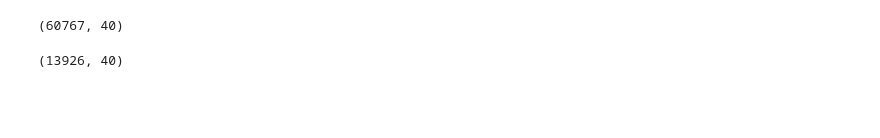
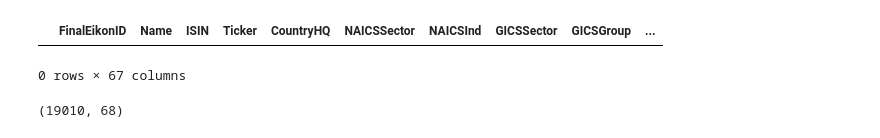
Before and after one commit to Pladifes/corporate-ghg-emissions-estimations, a Jupyter notebook: benchmark/Benchmark_creation.ipynb, the cells around one changed output. Cells and saved outputs as stored; diff of their text form; code cells hidden in the pictures; blank space fills up the shorter version.

```diff
--- a/benchmark/Benchmark_creation.ipynb
+++ b/benchmark/Benchmark_creation.ipynb
@@ -82 +75,6 @@ df_refinitiv[:2]
+# %%
+df_refinitiv[df_refinitiv.duplicated(subset = ["FiscalYear", "FinalEikonID"])]
+# %% [output]
+|  | FinalEikonID | Name | ISIN | Ticker | CountryHQ | NAICSSector | NAICSInd | GICSSector | GICSGroup | ... |
+0 rows × 67 columns
 # %%
@@ -91,10 +83,0 @@ df_refinitiv = df_refinitiv.drop(df_refinitiv[(df_refinitiv.AccuDep > 0)].index)
-# %%
-df_refinitiv_filtered = df_refinitiv[df_refinitiv.FiscalYear>2010]
-df_refinitiv_filtered.shape
-# %% [output]
-(60767, 40)
-# %%
-df_refinitiv_filtered = df_refinitiv_filtered[(df_refinitiv_filtered.CF1>0) & (df_refinitiv_filtered.CF2>0) & (df_refinitiv_filtered.CF3>0)]
-df_refinitiv_filtered.shape
-# %% [output]
-(13926, 40)
@@ -104,3 +87,11 @@ df_refinitiv_filtered = df_refinitiv_filtered[df_refinitiv_filtered[sector_class
+# %%
+df_refinitiv_filtered = df_refinitiv[df_refinitiv.FiscalYear>2010]
+df_refinitiv_filtered = df_refinitiv_filtered[df_refinitiv_filtered[sector_classification].notna()]
+# df_refinitiv_filtered = df_refinitiv_filtered[(df_refinitiv_filtered.CF1_merge>0) | (df_refinitiv_filtered.CF2_merge>0) | (df_refinitiv_filtered.CF3_merge>0)]
+df_refinitiv_filtered = df_refinitiv_filtered[(df_refinitiv_filtered.CF1_merge>0) & (df_refinitiv_filtered.CF2_merge>0) & (df_refinitiv_filtered.CF3_merge>0)]
+df_refinitiv_filtered.shape
+# %% [output]
+(19010, 68)
 # %%
 lst_sectors = df_refinitiv_filtered[sector_classification].unique()
 lst_countries = df_refinitiv_filtered.CountryHQ.unique()
```
Also changed, not shown: parts of 35 cells of this notebook, 29 other files.
